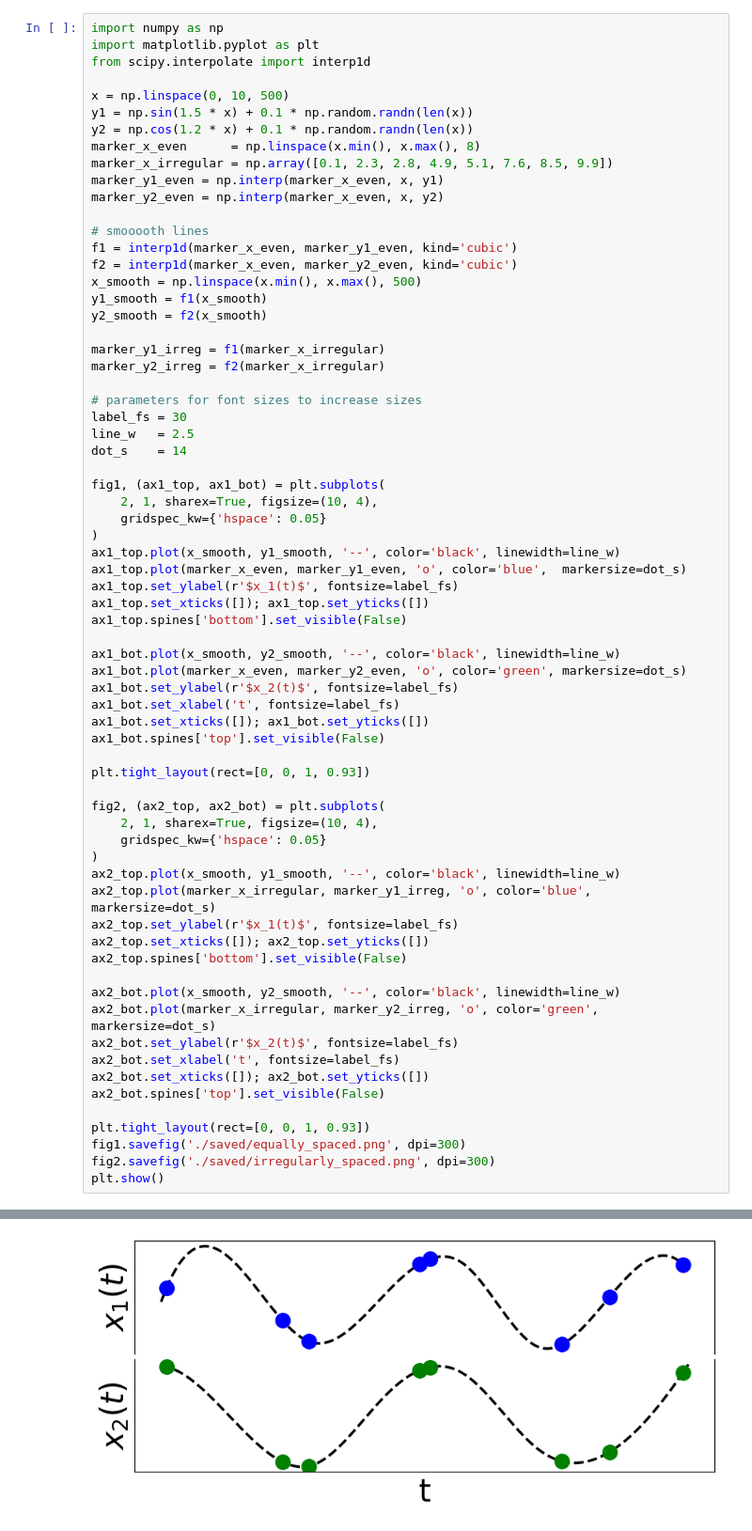
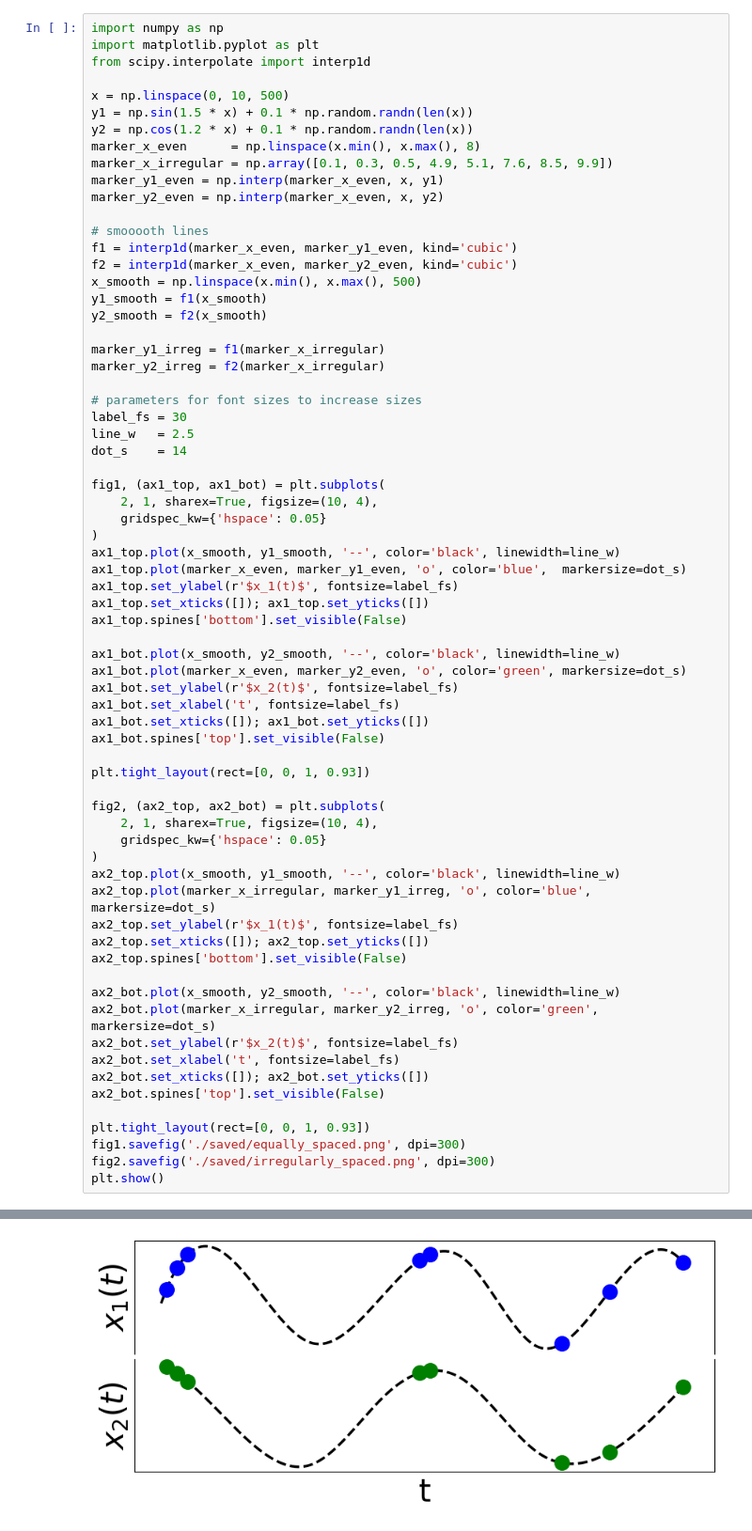
Before and after one commit to bepo1337/tempobench, a Jupyter notebook: descriptive_use_in_thesis/regular_irregular_sampling.ipynb, the cells around one changed output, grey strips where cells are left out. Shown: that part at 94% size. Drawn from its saved outputs; the diff is of its cells as text.

Commit message:
update multivariate example and intro challenges diagrams

```diff
--- a/descriptive_use_in_thesis/regular_irregular_sampling.ipynb
+++ b/descriptive_use_in_thesis/regular_irregular_sampling.ipynb
@@ -7,7 +7,7 @@ x = np.linspace(0, 10, 500)
 y1 = np.sin(1.5 * x) + 0.1 * np.random.randn(len(x))
 y2 = np.cos(1.2 * x) + 0.1 * np.random.randn(len(x))
 marker_x_even      = np.linspace(x.min(), x.max(), 8)
-marker_x_irregular = np.array([0.1, 2.3, 2.8, 4.9, 5.1, 7.6, 8.5, 9.9])
+marker_x_irregular = np.array([0.1, 0.3, 0.5, 4.9, 5.1, 7.6, 8.5, 9.9])
 marker_y1_even = np.interp(marker_x_even, x, y1)
 marker_y2_even = np.interp(marker_x_even, x, y2)
 
@@ -71 +71 @@ plt.show()
-[figure, old version]
+[figure, new version]
```
Also changed, not shown: parts of 1 cell of this notebook, 4 other files.
